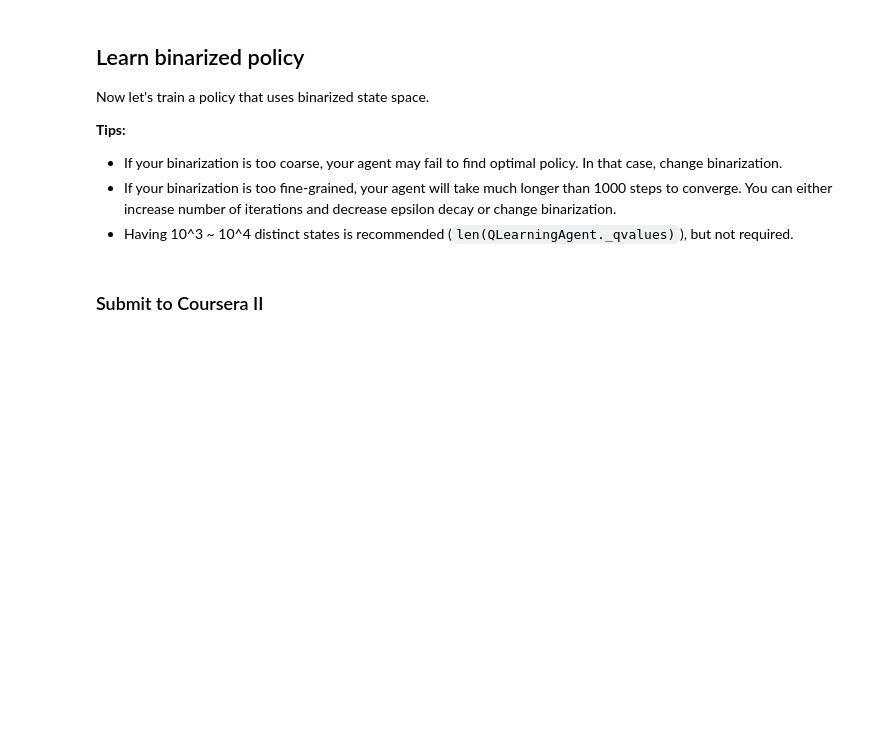
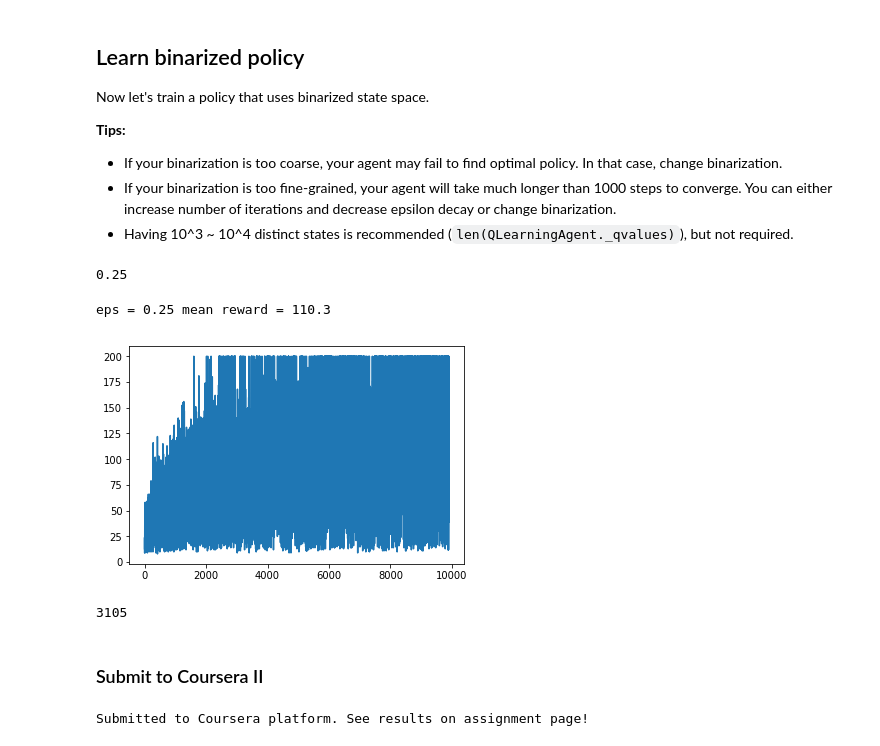
Before and after one commit to PhilippeW83440/Reinforcement-Learning, a Jupyter notebook: coursera-PratcticalRL/W3/qlearning.ipynb, the cells around one changed output. Drawn from its saved outputs; the diff is of its cells as text; code cells hidden in the pictures; blank space fills up the shorter version.

Commit message:
W3 qlearning pgr done

```diff
--- a/coursera-PratcticalRL/W3/qlearning.ipynb
+++ b/coursera-PratcticalRL/W3/qlearning.ipynb
@@ -271,21 +412,36 @@ __Tips:__
 * If your binarization is too fine-grained, your agent will take much longer than 1000 steps to converge. You can either increase number of iterations and decrease epsilon decay or change binarization.
 * Having 10^3 ~ 10^4 distinct states is recommended (`len(QLearningAgent._qvalues)`), but not required.
 # %%
-agent = QLearningAgent(alpha=0.5, epsilon=0.25, discount=0.99,
-                       getLegalActions = lambda s: range(n_actions))
+agent = QLearningAgent(alpha=0.5, epsilon=0.25, discount=0.99, get_legal_actions = lambda s: range(n_actions))
+# %%
+#agent.epsilon = 0.15
+print(agent.epsilon)
+# %% [output]
+0.25
 # %%
 rewards = []
-for i in range(1000):
+for i in range(10000):
     rewards.append(play_and_train(env,agent))
 
     #OPTIONAL YOUR CODE: adjust epsilon
     if i %100 ==0:
         clear_output(True)
         print('eps =', agent.epsilon, 'mean reward =', np.mean(rewards[-10:]))
         plt.plot(rewards)
         plt.show()
+
+    #agent.epsilon *= 0.99
+# %% [output]
+eps = 0.25 mean reward = 110.3
+[figure, added]
+# %%
+ (len(agent._qvalues))
+# %% [output]
+3105
 # %% [markdown]
 ### Submit to Coursera II
 # %%
 from submit import submit_qlearning2
-submit_qlearning2(rewards, <EMAIL>, <TOKEN>)
+submit_qlearning2(rewards, rewards1, 'philippe.weingertner@laposte.net', 'SP4JG0JA5dx7TUH4')
+# %% [output]
+Submitted to Coursera platform. See results on assignment page!
```
Also changed, not shown: parts of 18 cells of this notebook, 2 other files.
